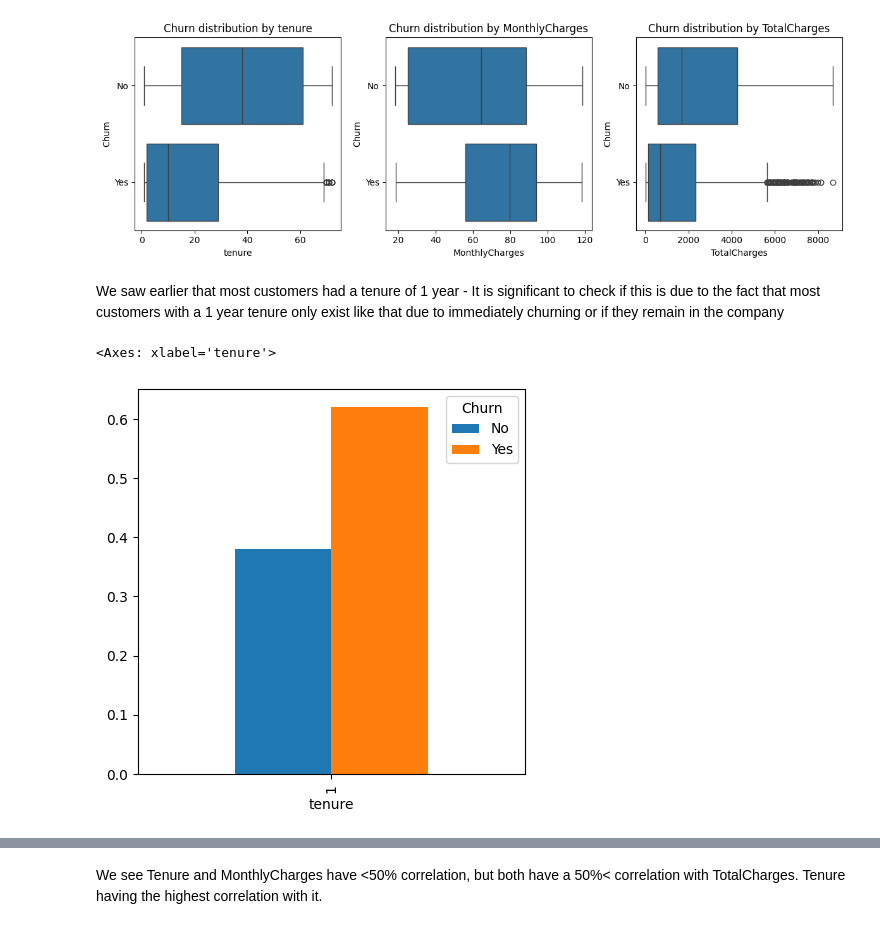
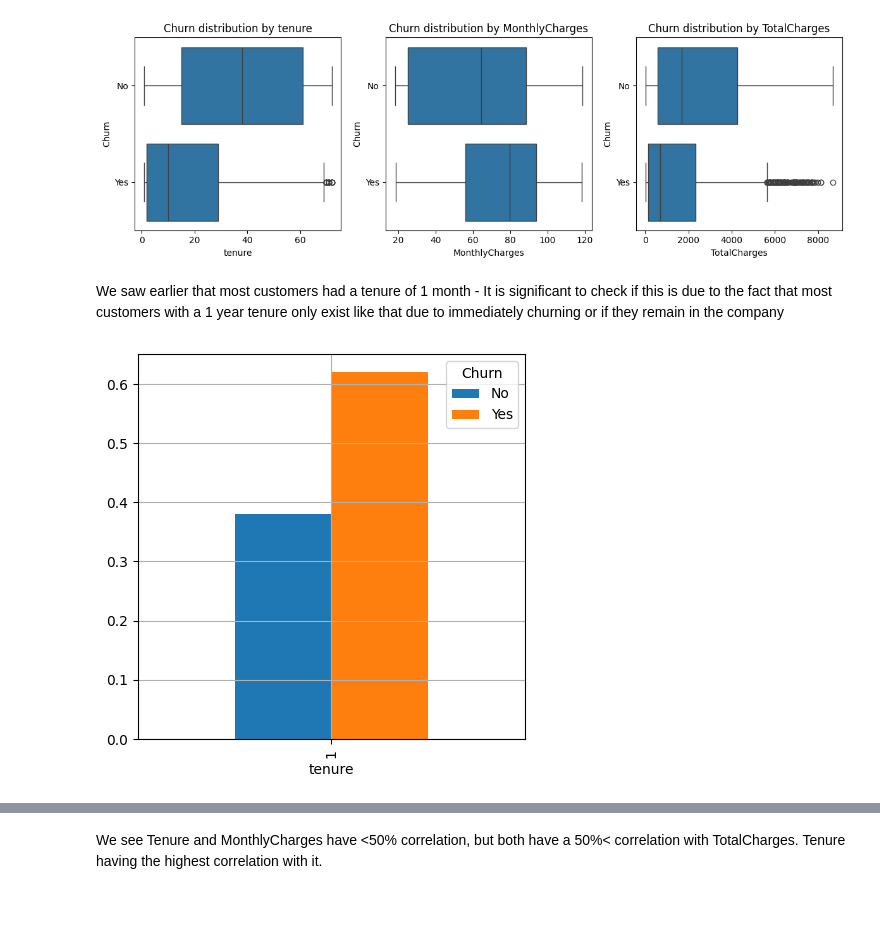
Before and after one commit to UIghodaro/vanilla-NN-Numpy-w-EDA, a Jupyter notebook: Exploratory Data Analysis/EDA.ipynb, the cells around one changed output, grey strips where cells are left out. Saved outputs shown, nothing was run; the diff lists cells and outputs as text; code cells hidden in the pictures.

```diff
--- a/Exploratory Data Analysis/EDA.ipynb
+++ b/Exploratory Data Analysis/EDA.ipynb
@@ -543,10 +598,10 @@ plt.show()
 # %% [output]
 [figure]
 # %% [markdown]
-We saw earlier that most customers had a tenure of 1 year - It is significant to check if this is due to the fact that most customers with a 1 year tenure only exist like that due to immediately churning or if they remain in the company
+We saw earlier that most customers had a tenure of 1 month - It is significant to check if this is due to the fact that most customers with a 1 year tenure only exist like that due to immediately churning or if they remain in the company
 # %%
-one_year_tenure_df = df[df['tenure'] == 1]
-pd.crosstab(one_year_tenure_df['tenure'], one_year_tenure_df['Churn'], normalize=True).plot(kind='bar', figsize=(5,5))
+one_month_tenure_df = df[df['tenure'] == 1]
+pd.crosstab(one_month_tenure_df['tenure'], one_month_tenure_df['Churn'], normalize=True).plot(kind='bar', figsize=(5,5))
+plt.grid(True)
 # %% [output]
-<Axes: xlabel='tenure'>
-[figure, old version]
+[figure, new version]
```
Also changed, not shown: parts of 20 cells of this notebook.
